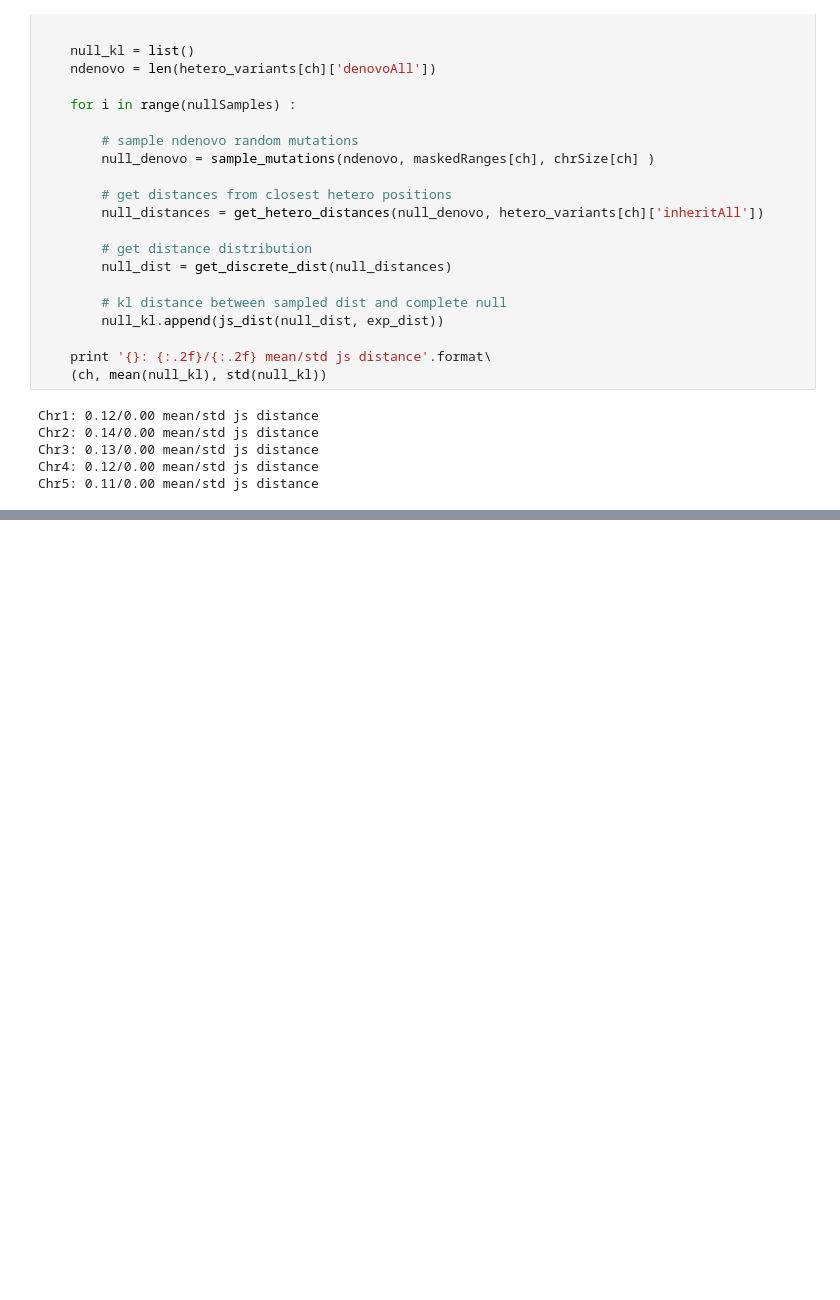
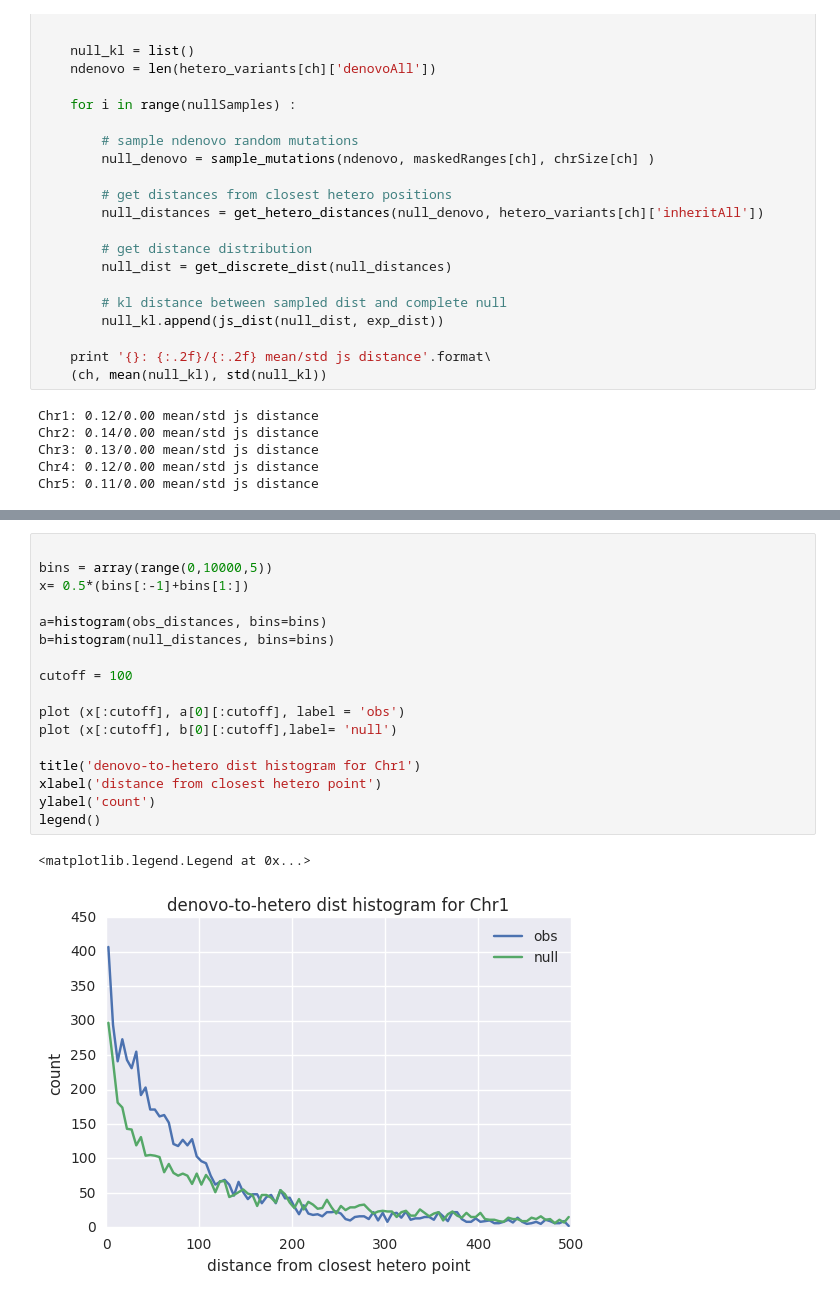
Before and after one commit to littleblackfish/heteroMutationRate, a Jupyter notebook: analysis.ipynb, the cells around one changed output, grey strips where cells are left out. Cells and saved outputs as stored; diff of their text form; blank space fills up the shorter version.

```diff
--- a/analysis.ipynb
+++ b/analysis.ipynb
@@ -344,0 +374,20 @@ Chr5: 0.11/0.00 mean/std js distance
+# %%
+
+bins = array(range(0,10000,5))
+x= 0.5*(bins[:-1]+bins[1:])
+
+a=histogram(obs_distances, bins=bins)
+b=histogram(null_distances, bins=bins)
+
+cutoff = 100
+
+plot (x[:cutoff], a[0][:cutoff], label = 'obs')
+plot (x[:cutoff], b[0][:cutoff],label= 'null')
+
+title('denovo-to-hetero dist histogram for Chr1')
+xlabel('distance from closest hetero point')
+ylabel('count')
+legend()
+# %% [output]
+<matplotlib.legend.Legend at 0x...>
+[figure, added]
```
Also changed, not shown: parts of 4 cells of this notebook.
